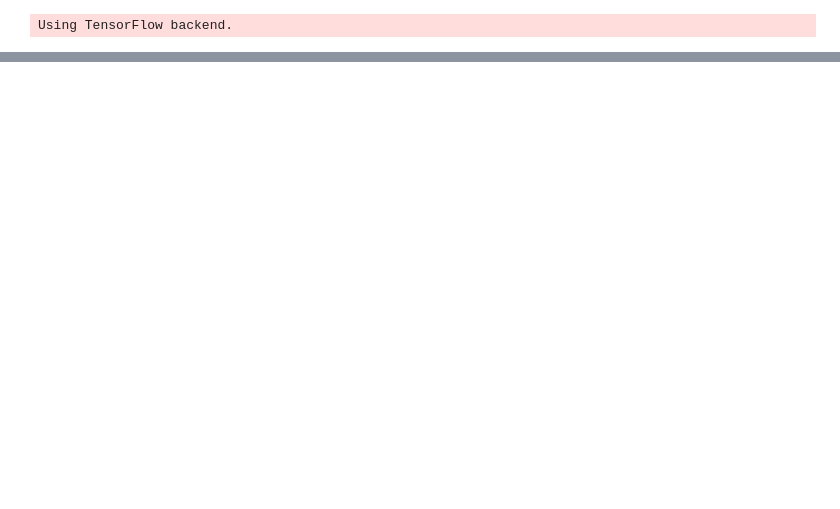
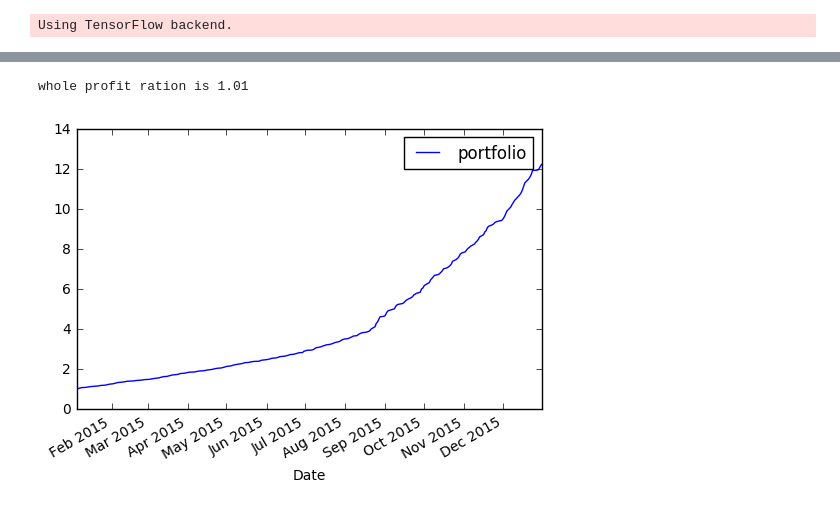
Before and after one commit to sablet/algo_trade, a Jupyter notebook: notebooks/inference.ipynb, the cells around one changed output, grey strips where cells are left out. Saved outputs shown, nothing was run; the diff lists cells and outputs as text; code cells hidden in the pictures; blank space fills up the shorter version.

```diff
--- a/notebooks/inference.ipynb
+++ b/notebooks/inference.ipynb
@@ -52,0 +48,5 @@ whole profit ration is 1.01
+# %%
+linear.plot_profit()
+# %% [output]
+whole profit ration is 1.01
+[figure, added]
```
Also changed, not shown: parts of 10 cells of this notebook, 1 other file.
